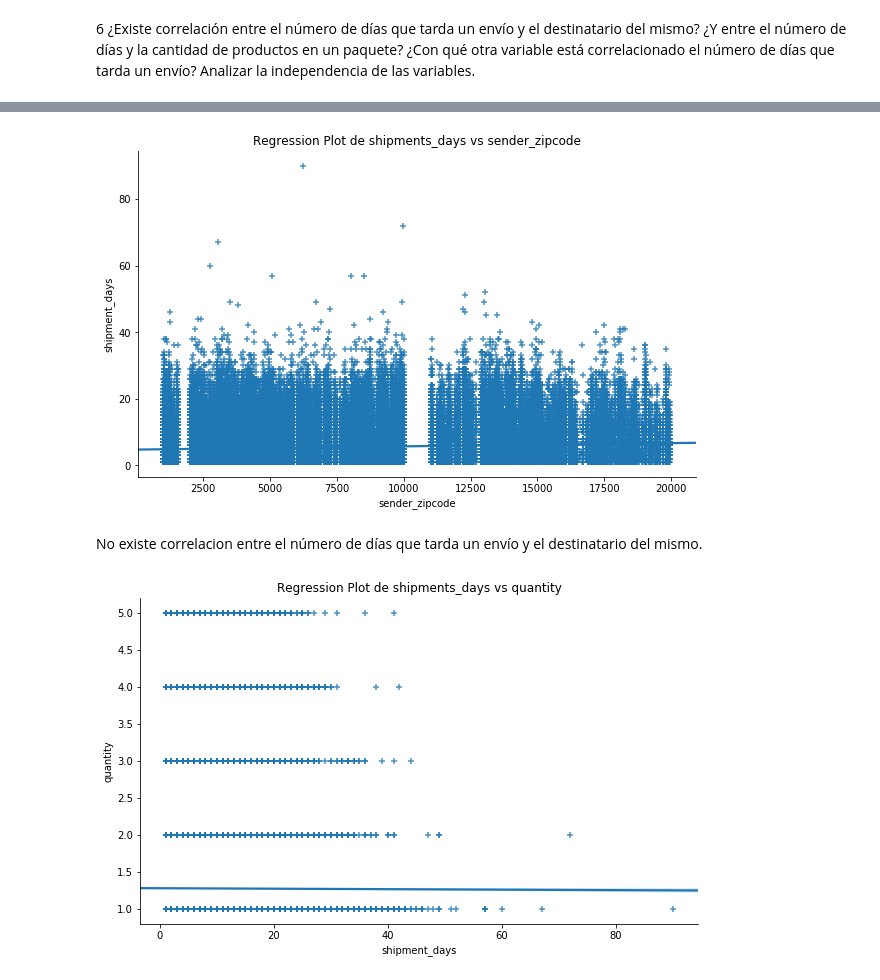
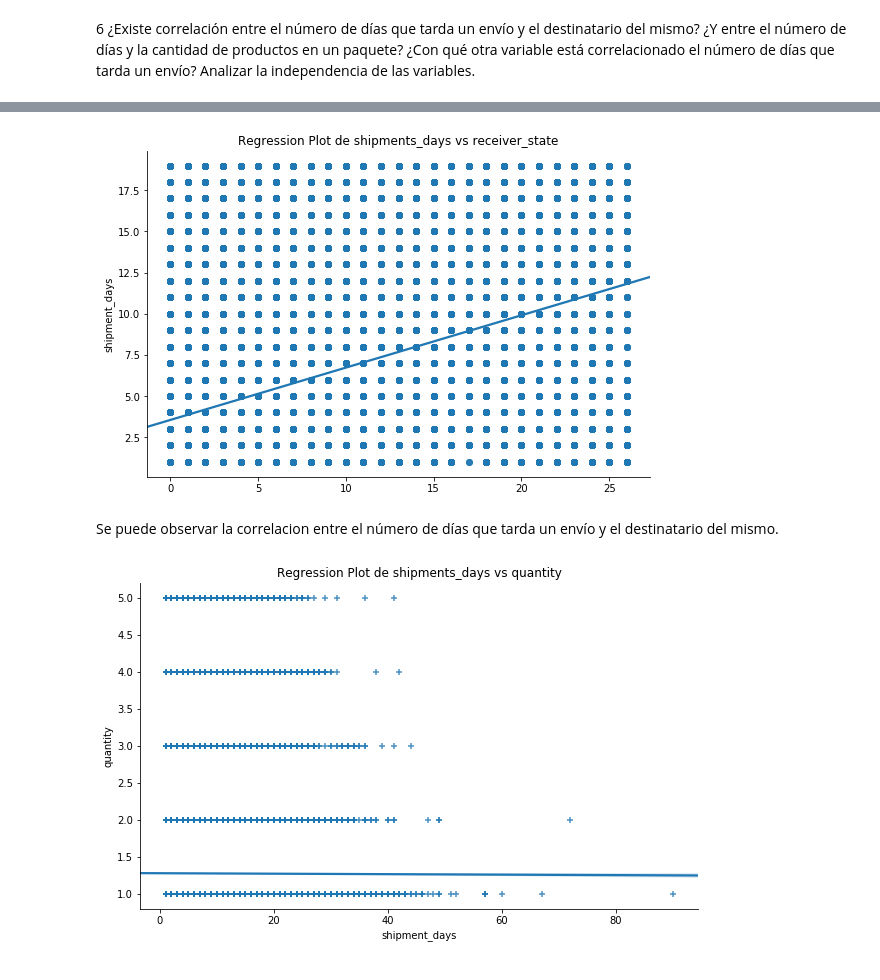
Before and after one commit to cnoeliachaves/diplodatos, a Jupyter notebook: 02_practico.ipynb, the cells around one changed output, grey strips where cells are left out. Drawn from its saved outputs; the diff is of its cells as text; code cells hidden in the pictures.

Commit message:
Se agregan graficos de correlacion

```diff
--- a/02_practico.ipynb
+++ b/02_practico.ipynb
@@ -215,3 +215,11 @@ date_sent           14777
 date_visit          14777
 shipment_days       14777
 dtype: int64
+# %%
+def clean_shipment_days(dataset):
+    """Le saco los valores negativos"""
+    shipments_days = dataset['shipment_days']
+    mask = (shipments_days > 0)
+    mask_2 = (shipments_days < 20)
+    #return dataset[mask & mask_2]
+    return dataset[mask & mask_2]
@@ -411,0 +477,8 @@ fdps_2 = [x/float(counts_2.sum()) for x in counts_2]
+# %%
+indexes = range(len(list))
+#list[index]
+pos = numpy.where(list=='PB')[0][0]
+pos
+#list[pos]
+posiciones = [numpy.where(list==x)[0][0] for x in dataset_clean.receiver_state]
+#posiciones
@@ -412,14 +507,17 @@ fdps_2 = [x/float(counts_2.sum()) for x in counts_2]
 # %%
-plt.figure(figsize=(10,6))
-seaborn.regplot(data=dataset_clean,
-                y='shipment_days', x='sender_zipcode',
-                marker='+')
-plt.title('Regression Plot de shipments_days vs sender_zipcode')
+# y=to_categorical(dataset_clean.shipment_days)
+ship_data = dataset_clean
+#ship_data['Ship (intervalos)'] = to_categorical(ship_data.shipment_days)
+
+plt.figure(figsize=(9,6))
+seaborn.regplot(data=ship_data,
+                y=ship_data.shipment_days, x=posiciones)
+plt.title('Regression Plot de shipments_days vs receiver_state')
 seaborn.despine()
 # %% [output]
-[figure, old version]
+[figure, new version]
 # %% [markdown]
-No existe correlacion entre el número de días que tarda un envío y el destinatario del mismo.
+Se puede observar la correlacion entre el número de días que tarda un envío y el destinatario del mismo.
 # %%
 plt.figure(figsize=(10,6))
 seaborn.regplot(data=dataset_clean,
```
Also changed, not shown: parts of 28 cells of this notebook.
